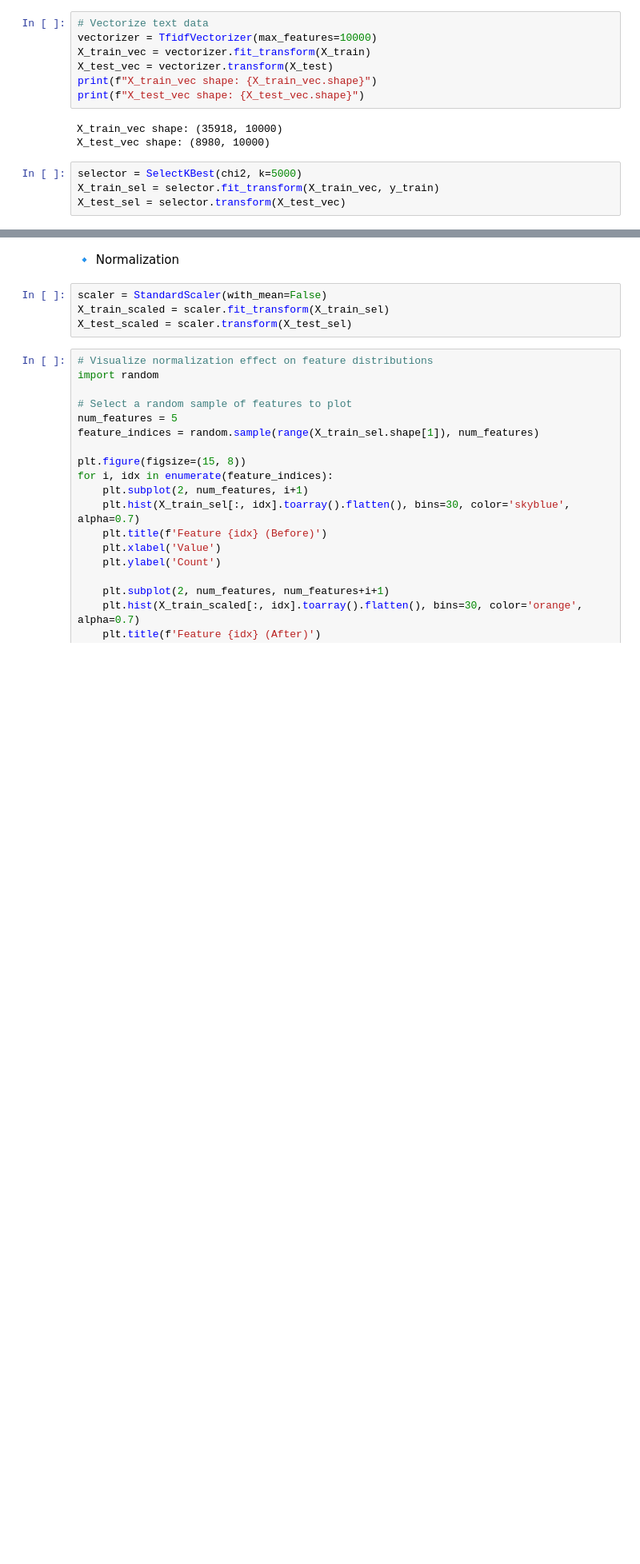
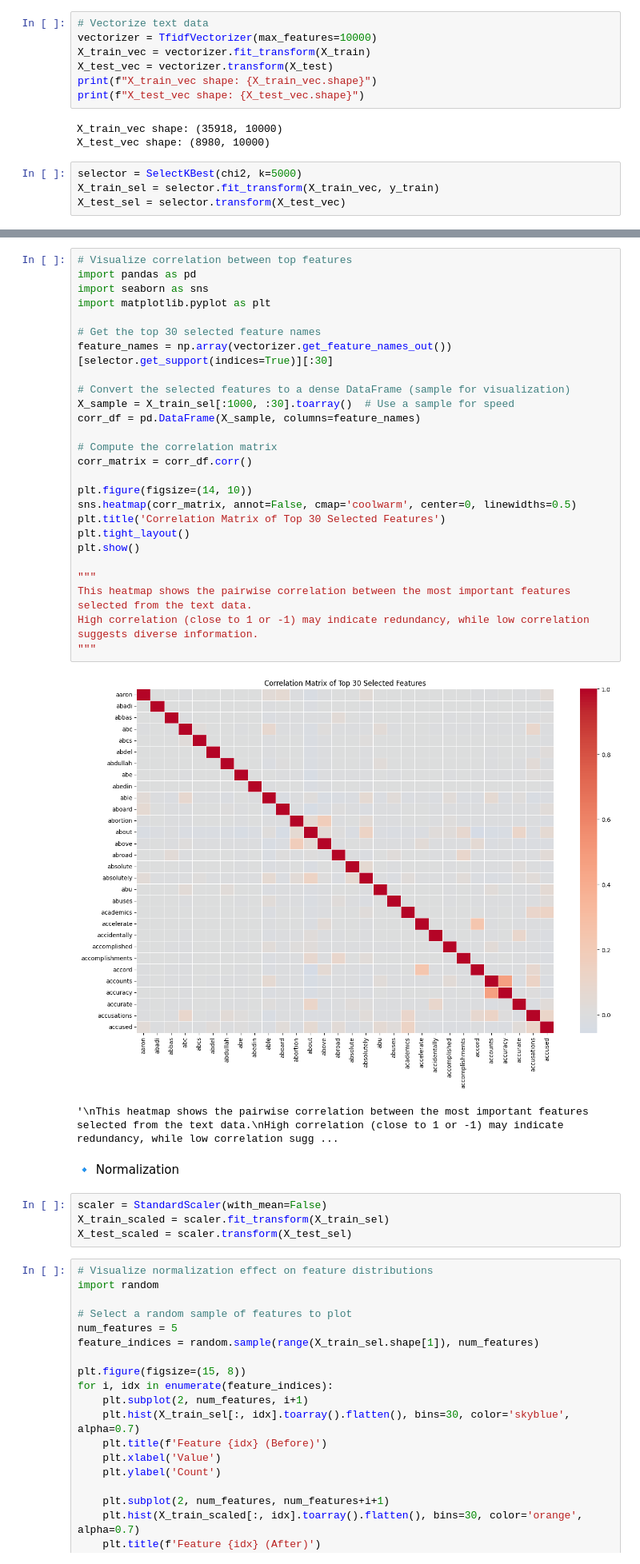
Before and after one commit to Razon-1/Fake-News-Detection, a Jupyter notebook: main.ipynb, the cells around one changed output, grey strips where cells are left out. Shown: that part at 80% size. Saved outputs shown, nothing was run; the diff lists cells and outputs as text; blank space fills up the shorter version.

```diff
--- a/main.ipynb
+++ b/main.ipynb
@@ -158,3 +166,32 @@ X_test_sel = selector.transform(X_test_vec)
+# %%
+# Visualize correlation between top features
+import pandas as pd
+import seaborn as sns
+import matplotlib.pyplot as plt
+
+# Get the top 30 selected feature names
+feature_names = np.array(vectorizer.get_feature_names_out())[selector.get_support(indices=True)][:30]
+
+# Convert the selected features to a dense DataFrame (sample for visualization)
+X_sample = X_train_sel[:1000, :30].toarray()  # Use a sample for speed
+corr_df = pd.DataFrame(X_sample, columns=feature_names)
+
+# Compute the correlation matrix
+corr_matrix = corr_df.corr()
+
+plt.figure(figsize=(14, 10))
+sns.heatmap(corr_matrix, annot=False, cmap='coolwarm', center=0, linewidths=0.5)
+plt.title('Correlation Matrix of Top 30 Selected Features')
+plt.tight_layout()
+plt.show()
+
+"""
+This heatmap shows the pairwise correlation between the most important features selected from the text data.
+High correlation (close to 1 or -1) may indicate redundancy, while low correlation suggests diverse information.
+"""
+# %% [output]
+[figure, added]
+'\nThis heatmap shows the pairwise correlation between the most important features selected from the text data.\nHigh correlation (close to 1 or -1) may indicate redundancy, while low correlation sugg ...
 # %% [markdown]
 🔹 Normalization
 # %%
```
Also changed, not shown: parts of 15 cells of this notebook.
